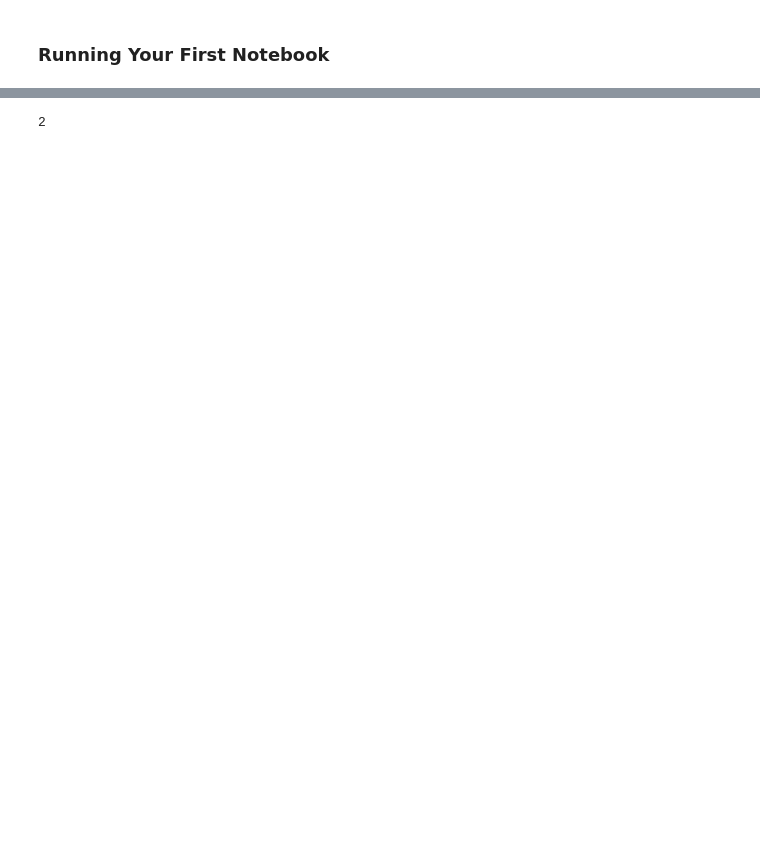
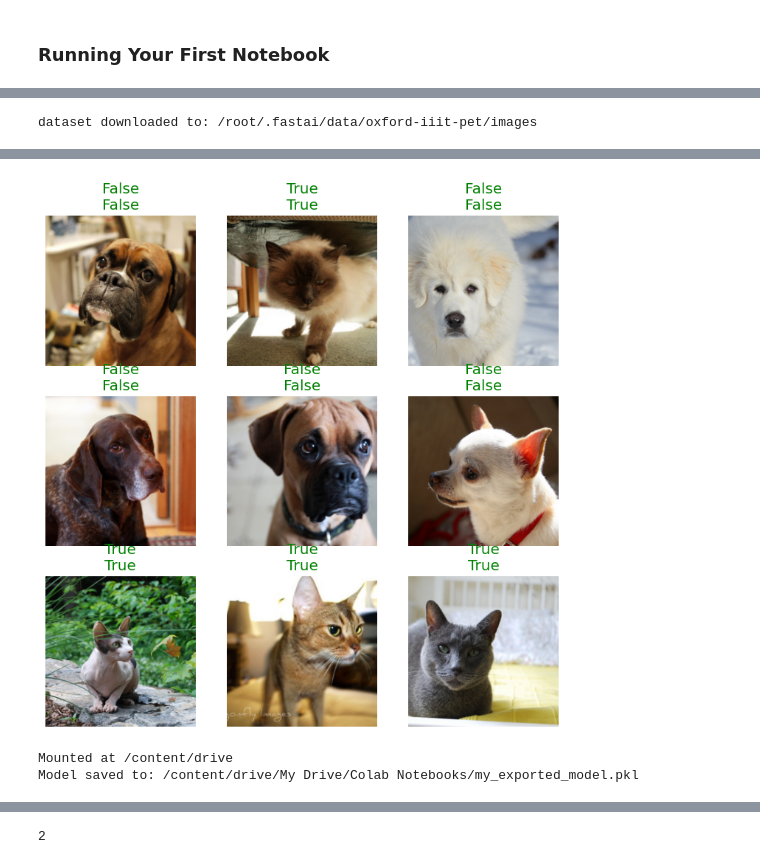
Before and after one commit to nabnaj/fastbook, a Jupyter notebook: 01_intro.ipynb, the cells around one changed output, grey strips where cells are left out. Saved outputs shown, nothing was run; the diff lists cells and outputs as text; code cells hidden in the pictures; blank space fills up the shorter version.

```diff
--- a/01_intro.ipynb
+++ b/01_intro.ipynb
@@ -257,0 +247,7 @@ You just saw how a cell that outputs a table looks inside the book. Here is an e
+# %%
+print("dataset downloaded to:", path) #/root/.fastai/data/oxford-iiit-pet/images
+# %% [output]
+dataset downloaded to: /root/.fastai/data/oxford-iiit-pet/images
+# %%
+learn.show_results()
+# %% [output]
@@ -257,0 +255,21 @@ You just saw how a cell that outputs a table looks inside the book. Here is an e
+[figure, added]
+# %%
+#resnet50
+from google.colab import drive
+drive.mount('/content/drive') # Mount your Google Drive
+import os
+
+# Define the path within your Google Drive where you want to save the model
+model_save_path = '/content/drive/My Drive/Colab Notebooks/my_exported_model.pkl'
+
+# Export the model to your Google Drive
+learn.export(model_save_path)
+
+# (Optional) Download the model if needed
+# from google.colab import files
+# files.download(model_save_path)
+
+print(f"Model saved to: {model_save_path}")
+# %% [output]
+Mounted at /content/drive
+Model saved to: /content/drive/My Drive/Colab Notebooks/my_exported_model.pkl
```
Also changed, not shown: parts of 152 cells of this notebook.
